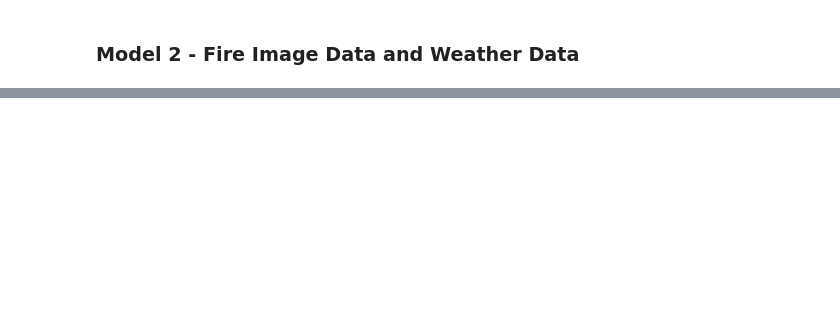
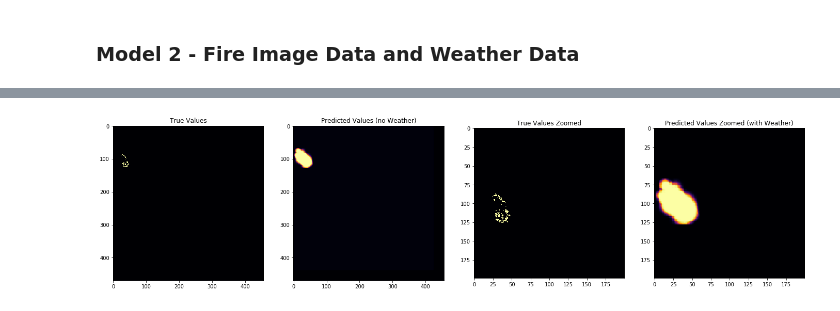
Before and after one commit to lchutny/wildfireplus, a Jupyter notebook: CNN_v3.ipynb, the cells around one changed output, grey strips where cells are left out. Saved outputs shown, nothing was run; the diff lists cells and outputs as text; code cells hidden in the pictures; blank space fills up the shorter version.

Commit message:
weather data normalization and plots

```diff
--- a/CNN_v3.ipynb
+++ b/CNN_v3.ipynb
@@ -612,0 +729,45 @@ array([0, 1, 0, 1, 0, 0, 0, 1, 0, 1])
+# %%
+from matplotlib import pyplot as plt
+
+# get a day of fire to test
+a = fire_data_dict['140']['209']
+
+# focus more closely on the fire
+b = a[0:200, 0:200]
+# %%
+c = predict_day('140', '209', model_1)
+# %%
+d = c[0:200, 0:200]
+# %%
+import matplotlib.pyplot as plt
+import numpy as np
+
+def show_images(images, cols = 1, titles = None):
+    """Display a list of images in a single figure with matplotlib.
+
+    Parameters
+    ---------
+    images: List of np.arrays compatible with plt.imshow.
+
+    cols (Default = 1): Number of columns in figure (number of rows is
+                        set to np.ceil(n_images/float(cols))).
+
+    titles: List of titles corresponding to each image. Must have
+            the same length as titles.
+    """
+    assert((titles is None)or (len(images) == len(titles)))
+    n_images = len(images)
+    if titles is None: titles = ['Image (%d)' % i for i in range(1,n_images + 1)]
+    fig = plt.figure()
+    for n, (image, title) in enumerate(zip(images, titles)):
+        a = fig.add_subplot(cols, np.ceil(n_images/float(cols)), n + 1)
+        plt.imshow(image, cmap='inferno', interpolation='nearest')
+        a.set_title(title)
+    fig.set_size_inches(np.array(fig.get_size_inches()) * n_images)
+    plt.show()
+# %%
+images_1 = [a, c, b, d]
+titles_1 = ["True Values", "Predicted Values (no Weather)", "True Values Zoomed", "Predicted Values Zoomed (with Weather)"]
+show_images(images_1, titles=titles_1)
+# %% [output]
+[figure, added]
```
Also changed, not shown: parts of 19 cells of this notebook.
